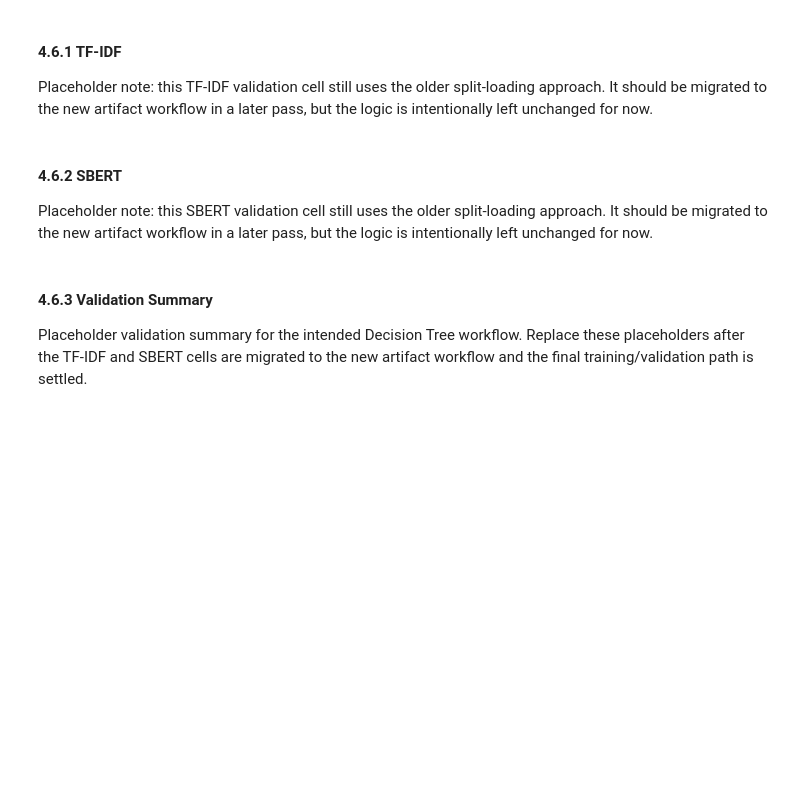
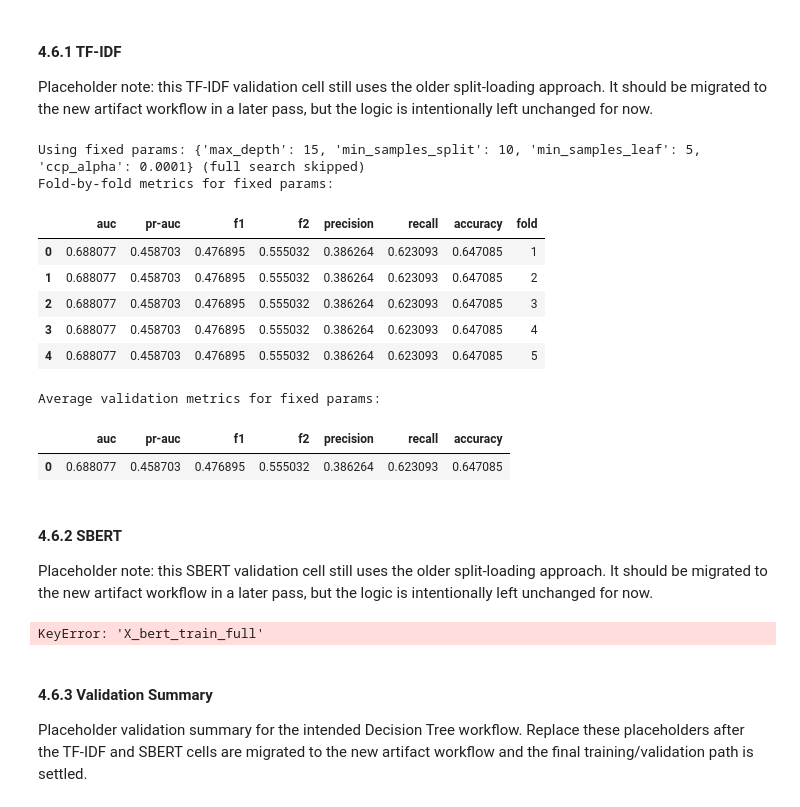
Before and after one commit to lzrcode-816/3244-Group-17-IMDB-Spoiler-Detection, a Jupyter notebook: Group17_ProjectDeSpoiler_Model.ipynb, the cells around one changed output. Saved outputs shown, nothing was run; the diff lists cells and outputs as text; code cells hidden in the pictures; blank space fills up the shorter version.

```diff
--- a/Group17_ProjectDeSpoiler_Model.ipynb
+++ b/Group17_ProjectDeSpoiler_Model.ipynb
@@ -1417,7 +1391,7 @@ from sklearn.model_selection import ParameterSampler
 if USE_FIXED_BEST_PARAMS and DT_TFIDF_FIXED_PARAMS is not None:
     best_params_dt = normalize_dt_params(DT_TFIDF_FIXED_PARAMS)
     fold_rows = []
-    for fold_idx in tqdm(range(1, N_SPLITS + 1), desc="DT TF-IDF fixed params"):
+    for fold_idx in tqdm(range(1, 5 + 1), desc="DT TF-IDF fixed params"):
         artifacts = load_validation_split()
         X_train = artifacts["X_tfidf_train"]
         X_val = artifacts["X_tfidf_val"]
@@ -1501,33 +1475,45 @@ else:
             fold_rows.append(metrics)
 
         params_key = tuple(params[name] for name in ["max_depth", "min_samples_split", "min_samples_leaf", "ccp_alpha"])
         fold_df = pd.DataFrame(fold_rows)
         validation_fold_details_by_params_dt[params_key] = fold_df
         validation_summary_rows_dt.append({
             "max_depth": params["max_depth"],
             "min_samples_split": params["min_samples_split"],
             "min_samples_leaf": params["min_samples_leaf"],
             "ccp_alpha": params["ccp_alpha"],
             "mean_auc": fold_df["auc"].mean(),
             "std_auc": fold_df["auc"].std(),
             "mean_average_precision": fold_df["average_precision"].mean(),
             "mean_f1": fold_df["f1"].mean(),
             "mean_f2": fold_df["f2"].mean(),
             "mean_precision": fold_df["precision"].mean(),
             "mean_recall": fold_df["recall"].mean(),
             "mean_accuracy": fold_df["accuracy"].mean(),
         })
 
     validation_results_dt = pd.DataFrame(validation_summary_rows_dt).sort_values("mean_auc", ascending=False).reset_index(drop=True)
     print("Validation summary across sampled hyperparameters (ranked by mean AUC):")
     display(validation_results_dt.rename(columns={"mean_average_precision": "mean_pr-auc"}))
     best_params_dt = normalize_dt_params(validation_results_dt.loc[0, ["max_depth", "min_samples_split", "min_samples_leaf", "ccp_alpha"]])
     print(f"\nBest params by validation mean AUC: {best_params_dt}")
     print("Fold-by-fold metrics for best params:")
     display(validation_fold_details_by_params_dt[tuple(best_params_dt[name] for name in ["max_depth", "min_samples_split", "min_samples_leaf", "ccp_alpha"] )].rename(columns={"average_precision": "pr-auc"}))
     selected_validation_summary_dt = validation_fold_details_by_params_dt[tuple(best_params_dt[name] for name in ["max_depth", "min_samples_split", "min_samples_leaf", "ccp_alpha"] )][["auc", "average_precision", "f1", "f2", "precision", "recall", "accuracy"]].mean().to_frame().T
     print("Average validation metrics for best params:")
     display(selected_validation_summary_dt.rename(columns={"average_precision": "pr-auc"}))
+# %% [output]
+Using fixed params: {'max_depth': 15, 'min_samples_split': 10, 'min_samples_leaf': 5, 'ccp_alpha': 0.0001} (full search skipped)
+Fold-by-fold metrics for fixed params:
+|  | auc | pr-auc | f1 | f2 | precision | recall | accuracy | fold |
+| 0 | 0.688077 | 0.458703 | 0.476895 | 0.555032 | 0.386264 | 0.623093 | 0.647085 | 1 |
+| 1 | 0.688077 | 0.458703 | 0.476895 | 0.555032 | 0.386264 | 0.623093 | 0.647085 | 2 |
+| 2 | 0.688077 | 0.458703 | 0.476895 | 0.555032 | 0.386264 | 0.623093 | 0.647085 | 3 |
+| 3 | 0.688077 | 0.458703 | 0.476895 | 0.555032 | 0.386264 | 0.623093 | 0.647085 | 4 |
+| 4 | 0.688077 | 0.458703 | 0.476895 | 0.555032 | 0.386264 | 0.623093 | 0.647085 | 5 |
+Average validation metrics for fixed params:
+|  | auc | pr-auc | f1 | f2 | precision | recall | accuracy |
+| 0 | 0.688077 | 0.458703 | 0.476895 | 0.555032 | 0.386264 | 0.623093 | 0.647085 |
 # %%
 # Refit the selected TF-IDF Decision Tree on the full training split.
 # This is the model stored for the held-out test evaluation in section 5.
@@ -1695,6 +1681,8 @@ final_model_dt_bert.fit(X_bert_train_full, y_train_full)
 # Keep model and selected hyperparameter available for model evaluation (section 5)
 dt_bert_best_params = dict(best_params_dt_bert)
 dt_bert_model = final_model_dt_bert
+# %% [output]
+KeyError: 'X_bert_train_full'
 # %% [markdown]
 #### 4.6.3 Validation Summary
 
```
Also changed, not shown: parts of 10 cells of this notebook, 3 other files.
